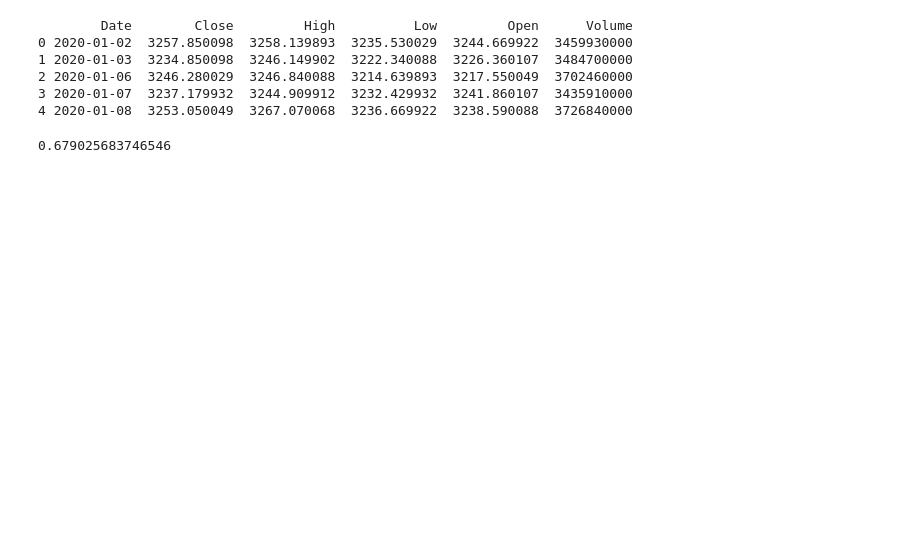
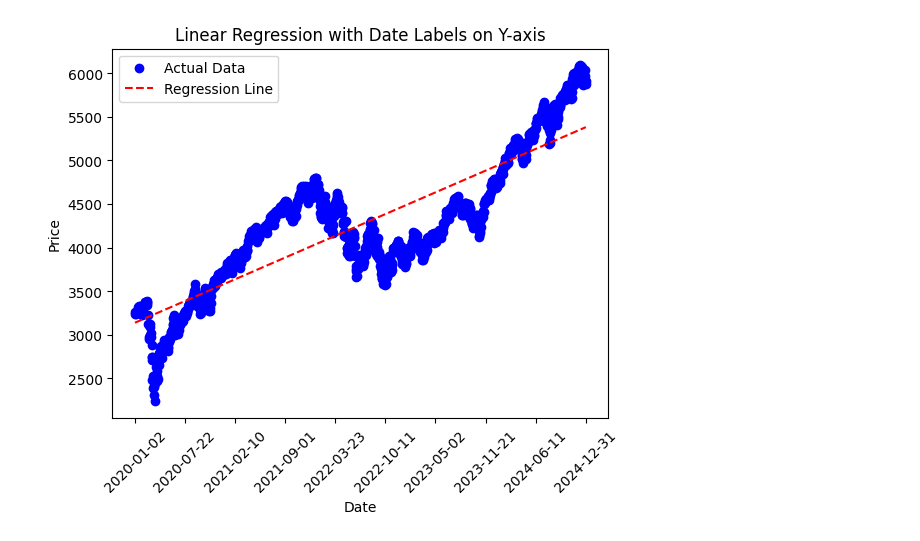
Before and after one commit to BinaryBite/Stock-Predictor, a Jupyter notebook: Basic_Over_Time.ipynb, the cells around one changed output. Drawn from its saved outputs; the diff is of its cells as text; code cells hidden in the pictures; blank space fills up the shorter version.

```diff
--- a/Basic_Over_Time.ipynb
+++ b/Basic_Over_Time.ipynb
@@ -15,21 +15,31 @@ df = pd.DataFrame(data)
 df.columns = df.columns.droplevel(1)
 df.columns.name = None
 df.reset_index(inplace = True)
-print(df.head())
+
 y = df['Close'].values.reshape(-1,1)
 x = df['Date'] = pd.to_datetime(df["Date"]).map(pd.Timestamp.toordinal)
 x = x.values.reshape(-1, 1)
 x_train, x_test, y_train, y_test = train_test_split(x, y)
-# %% [output]
-        Date        Close         High          Low         Open      Volume
-0 2020-01-02  3257.850098  3258.139893  3235.530029  3244.669922  3459930000
-1 2020-01-03  3234.850098  3246.149902  3222.340088  3226.360107  3484700000
-2 2020-01-06  3246.280029  3246.840088  3214.639893  3217.550049  3702460000
-3 2020-01-07  3237.179932  3244.909912  3232.429932  3241.860107  3435910000
-4 2020-01-08  3253.050049  3267.070068  3236.669922  3238.590088  3726840000
 # %%
 reg = linear_model.LinearRegression()
-reg.fit(x_train, y_train)
-reg.score(x_test, y_test)
+reg.fit(x, y)
+y_pred = reg.predict(x)
-# %% [output]
-0.679025683746546
+# %%
+fig, ax = plt.subplots()
+ax.scatter(x, y, color="blue", label="Actual Data")
+ax.plot(x, y_pred, color="red", linestyle="--", label="Regression Line")
+
+tick_positions = np.linspace(x.min(), x.max(), num=10, dtype=int)
+tick_labels = [pd.Timestamp.fromordinal(int(tick)).strftime('%Y-%m-%d') for tick in tick_positions]
+
+ax.set_xticks(tick_positions)
+ax.set_xticklabels(tick_labels, rotation=45)
+
+# Labels and legend
+plt.xlabel("Date")
+plt.ylabel("Price")
+plt.title("Linear Regression with Date Labels on Y-axis")
+plt.legend()
+plt.show()
+# %% [output]
+[figure, added]
```
Also changed, not shown: parts of 2 cells of this notebook.
